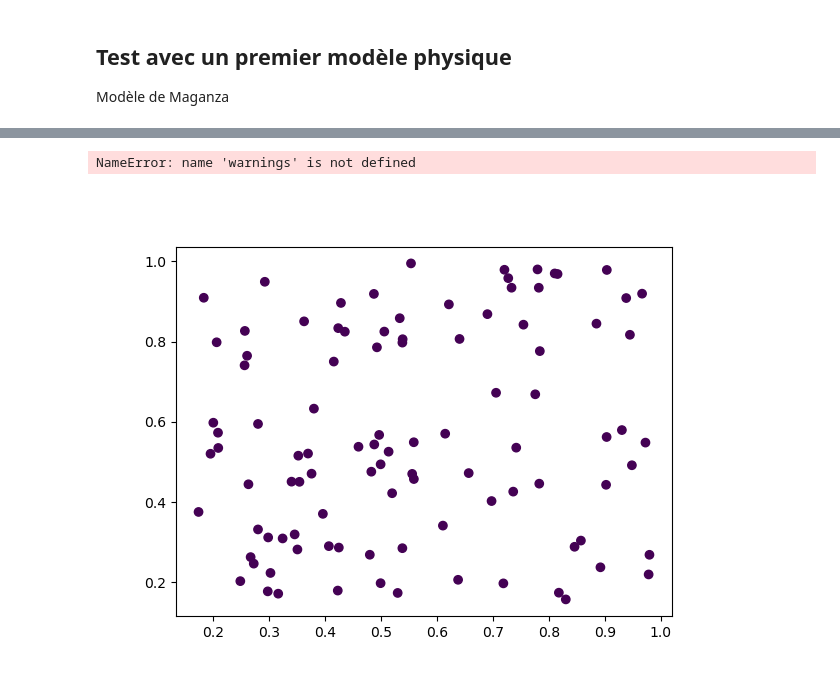
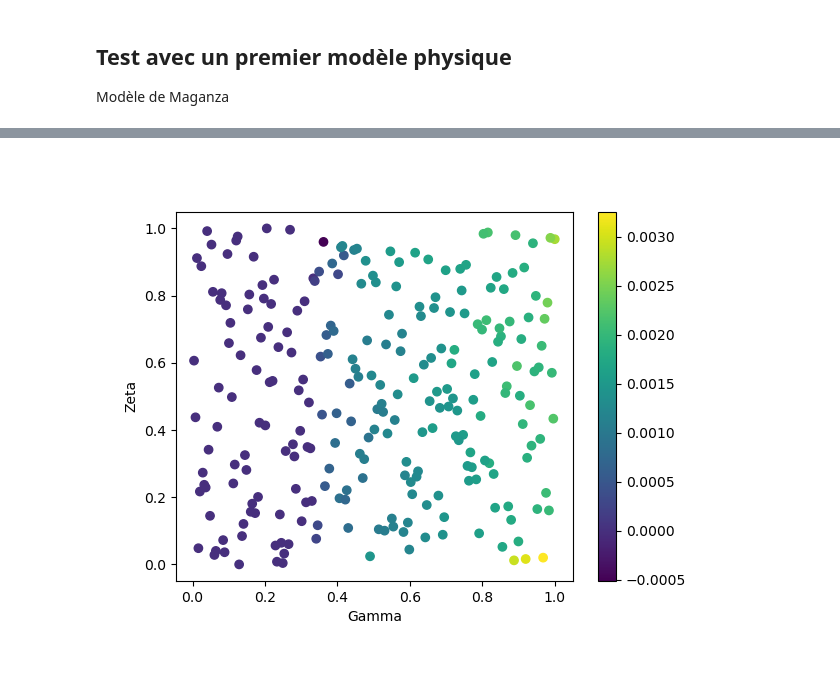
Before and after one commit to ClementineBerger/Auto-oscillations, a Jupyter notebook: mapping.ipynb, the cells around one changed output, grey strips where cells are left out. Cells and saved outputs as stored; diff of their text form; code cells hidden in the pictures.

Commit message:
Maganza model script and test with mapping

```diff
--- a/mapping.ipynb
+++ b/mapping.ipynb
@@ -55,12 +56,12 @@ Make dataset complete with labels
 # Here we sample the amplitude and the damping factor
 
 n_points = 100
-data_coordinates = np.random.rand(n_points, 2)
-data_coordinates[:, 1] *= 5
+parameters = np.random.rand(n_points, 2)
+parameters[:, 1] *= 5
 wave_dataset = np.zeros((n_points, sample_rate))
 labels = np.zeros(n_points)
 
-for i, x in enumerate(data_coordinates):
+for i, x in enumerate(parameters):
     ampl, damp = x
     waveform = make_sound(ampl, damp)
     wave_dataset[i] = waveform
@@ -96,11 +94,11 @@ from sklearn.svm import SVC
 from sklearn.inspection import DecisionBoundaryDisplay
 # %%
 model = SVC(kernel="rbf")
-model.fit(data_coordinates, labels)
+model.fit(parameters, labels)
 # %% [output]
 SVC()
 # %%
-X, y = data_coordinates, labels
+X, y = parameters, labels
 
 plt.figure(figsize=(10, 5))
 for i, C in enumerate([1, 100]):
@@ -292,28 +200,0 @@ This is deprecated in traitlets 4.2.This error will be raised in a future releas
-# %%
-# Randomly sample data points (uniform distribution)
-# Here we sample the gamma and xi parameters
-
-n_points = 100
-data_coordinates = np.random.rand(n_points, 2) * 0.85 + 0.15
-
-# Gamma between 0 and 1
-
-# Xi between 0 and 1
-# data_coordinates[:, 1] = 2 * data_coordinates[:, 1] + 1
-
-wave_dataset = np.zeros((n_points, len(make_sound(0.6, 2.76))))
-labels = np.zeros(n_points)
-
-# Catch warnings as errors
-warnings.filterwarnings("error")
-
-for i, x in enumerate(data_coordinates):
-    ampl, damp = x
-    waveform = make_sound(ampl, damp)
-    wave_dataset[i] = waveform
-    # labels[i] = 1 if are_there_oscillations(waveform, epsilon=1e-3) else -1
-    N2_3 = int(2 * len(waveform) / 3)
-    labels[i] = criterion = np.mean(np.abs(waveform[N2_3:]))
-warnings.resetwarnings()
-# %% [output]
-NameError: name 'warnings' is not defined
@@ -320,6 +203,27 @@ NameError: name 'warnings' is not defined
+# %%
+# Initial DOE: build initial parameters space
+num_samples = 250
+parameters = build.space_filling_lhs(
+    {"gamma": [0, 1],
+     "zeta": [0, 1]},
+    num_samples=num_samples
+)
+
+# Create sound samples and associated labels
+wave_dataset = np.zeros((num_samples, sample_rate))
+labels = np.zeros(num_samples)
+for i, x in tqdm(parameters.iterrows()):
+    waveform = make_sound(x["gamma"], x["zeta"])
+    wave_dataset[i] = waveform
+    n_1_3 = int(len(waveform)/3)
+    labels[i] = np.mean(waveform[n_1_3:])
+    # labels[i] = 1 if are_there_oscillations(waveform, epsilon=0.1) else -1
 # %%
 plt.figure()
-plt.scatter(data_coordinates[:, 0], data_coordinates[:, 1], c=labels)
+plt.scatter(parameters["gamma"], parameters["zeta"], c=labels)
+plt.xlabel("Gamma")
+plt.ylabel("Zeta")
+plt.colorbar()
 plt.show()
 # %% [output]
-[figure, old version]
+[figure, new version]
```
Also changed, not shown: parts of 11 cells of this notebook, 2 other files.
